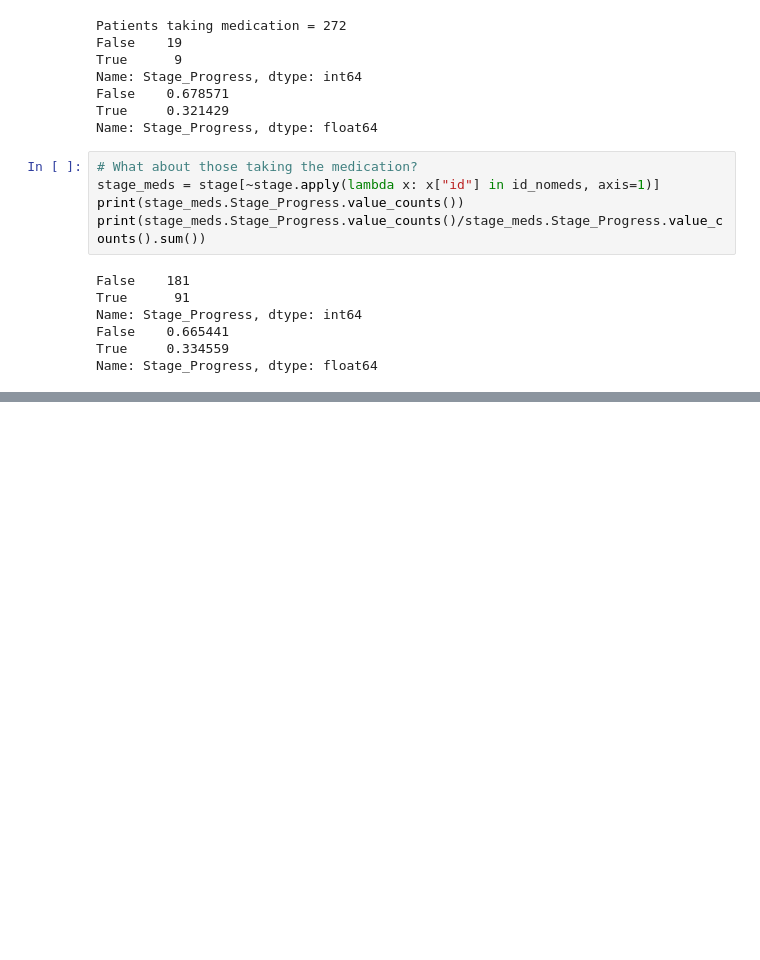
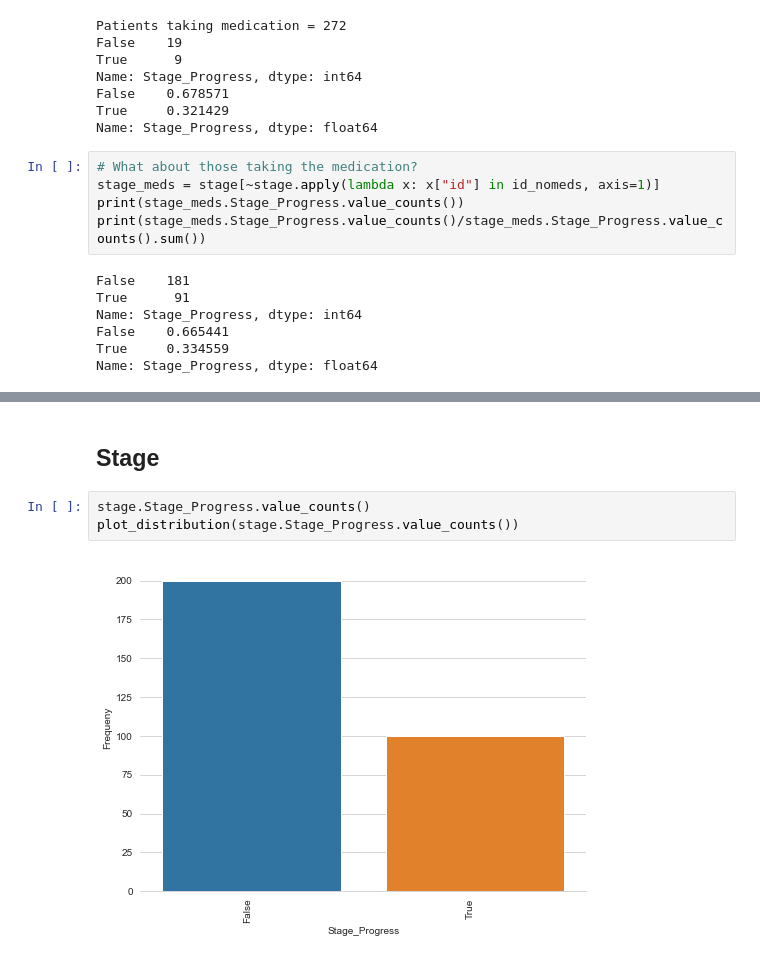
Before and after one commit to migueLib/ckd, a Jupyter notebook: notebooks/data_exploration.ipynb, the cells around one changed output, grey strips where cells are left out. Cells and saved outputs as stored; diff of their text form; blank space fills up the shorter version.

```diff
--- a/notebooks/data_exploration.ipynb
+++ b/notebooks/data_exploration.ipynb
@@ -289,0 +311,7 @@ Name: Stage_Progress, dtype: float64
+# %% [markdown]
+## Stage
+# %%
+stage.Stage_Progress.value_counts()
+plot_distribution(stage.Stage_Progress.value_counts())
+# %% [output]
+[figure, added]
```
Also changed, not shown: parts of 6 cells of this notebook, 5 other files.
